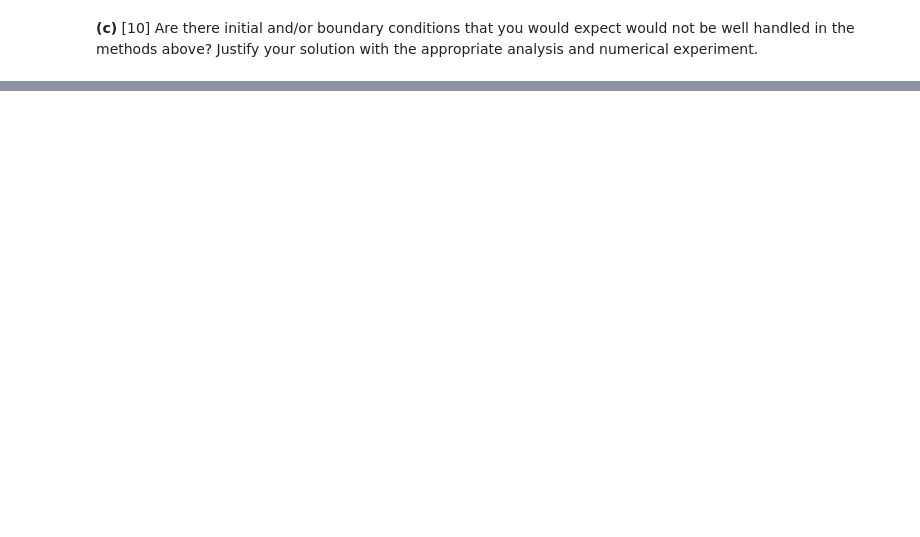
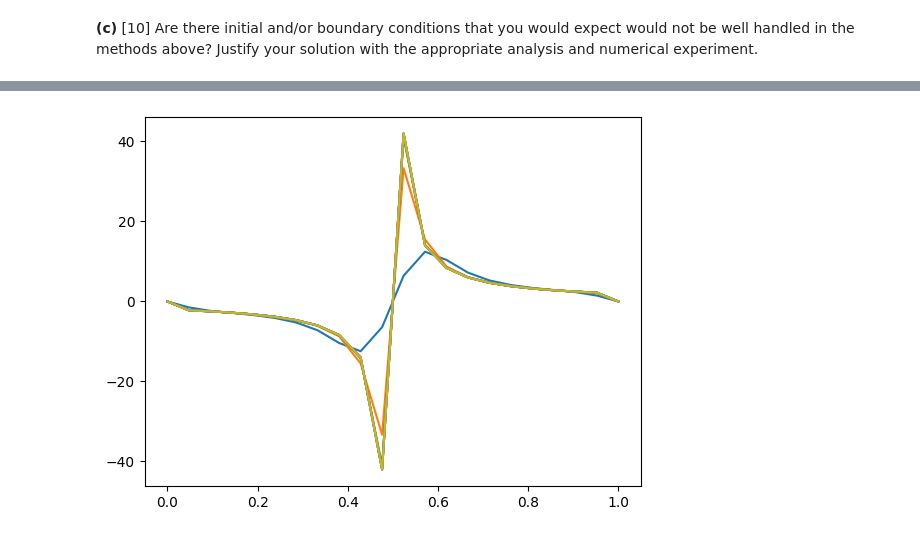
Before and after one commit to nekomiya-kasane/exercises, a Jupyter notebook: 2023-04-12-Python-Numeric-Analysis/hw5_parabolic.ipynb, the cells around one changed output, grey strips where cells are left out. Saved outputs shown, nothing was run; the diff lists cells and outputs as text; code cells hidden in the pictures; blank space fills up the shorter version.

```diff
--- a/2023-04-12-Python-Numeric-Analysis/hw5_parabolic.ipynb
+++ b/2023-04-12-Python-Numeric-Analysis/hw5_parabolic.ipynb
@@ -329,0 +603,20 @@ raise NotImplementedError()
+# %%
+beta = 150.0
+kappa = 0.02
+L = 1.0
+
+# Note that these will not be precisely zero
+g_0 = lambda t: 0
+g_1 = lambda t: 0
+
+m = 20
+x = numpy.linspace(0.0, L, m + 2)
+delta_x = L / float(m + 1)
+
+U_CN = numpy.divide(1, x - L / 2)
+# %%
+for i in range(1, 10):
+    sol = solve_heat_CN(m, kappa, L, 0, 10 ** -i, U_CN, g_0, g_1)
+    plt.plot(x, sol)
+# %% [output]
+[figure, added]
```
Also changed, not shown: parts of 31 cells of this notebook, 4 other files.
